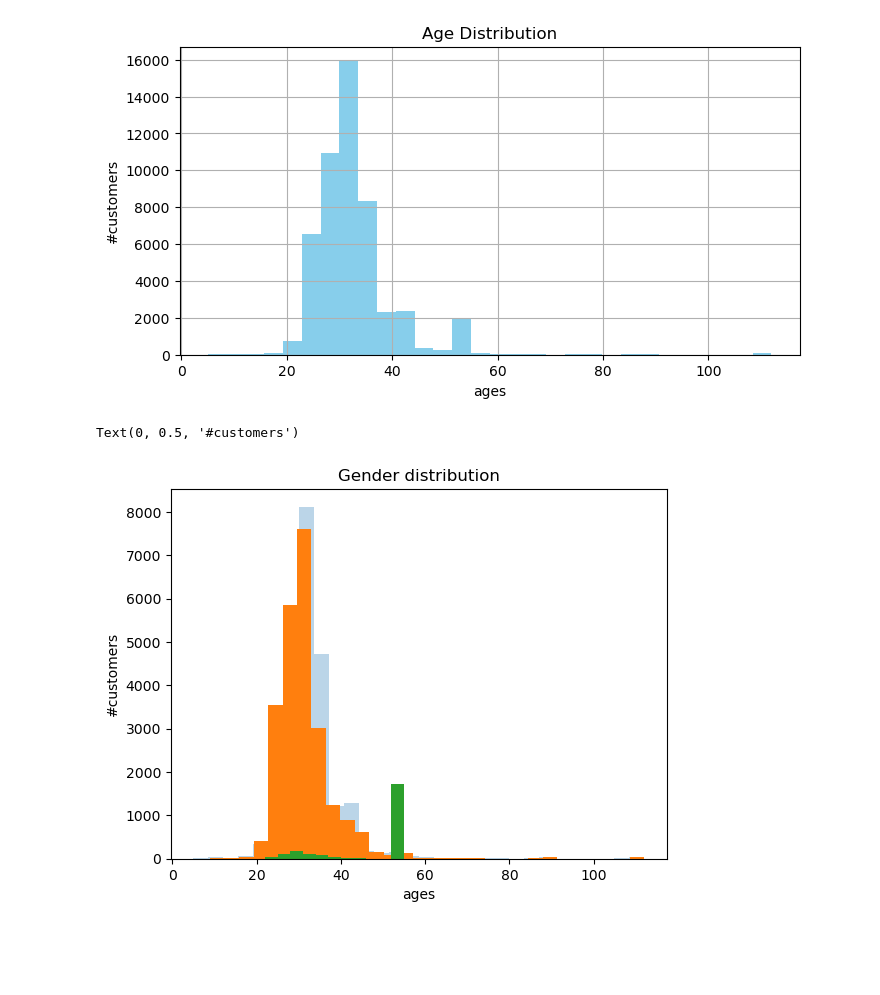
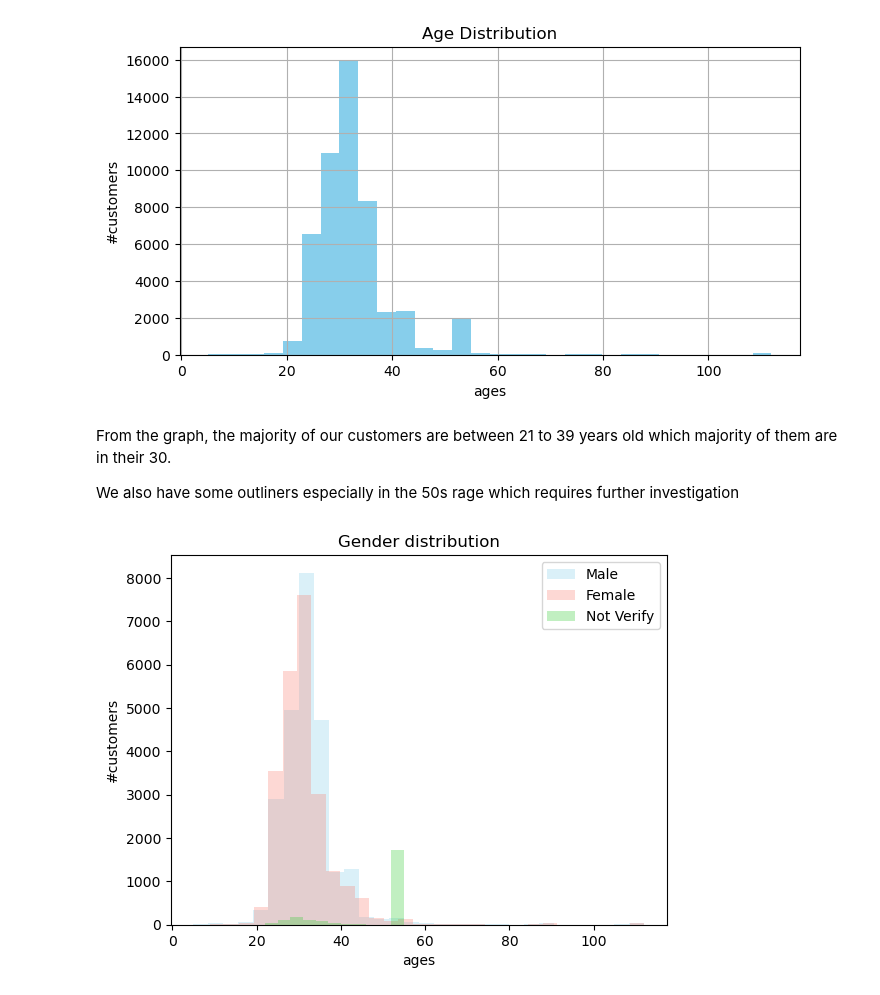
Before and after one commit to DucD0610/HOYTS-Cinema-Ticket-Sales-Analysis, a Jupyter notebook: Capstone project/captone project.ipynb, the cells around one changed output. Drawn from its saved outputs; the diff is of its cells as text; code cells hidden in the pictures; blank space fills up the shorter version.

```diff
--- a/Capstone project/captone project.ipynb
+++ b/Capstone project/captone project.ipynb
@@ -515,22 +507,27 @@ plt.ylabel('#customers')
 # %% [output]
 Text(0, 0.5, '#customers')
 [figure]
+# %% [markdown]
+From the graph, the majority of our customers are between 21 to 39 years old which majority of them are in their 30.
+
+We also have some outliners especially in the 50s rage which requires further investigation
 # %%
 #Customer Gender Distribution
 ##data
 male_age = df_cus[df_cus['usergender'] == 'Male']['age']
 female_age = df_cus['age'][df_cus['usergender'] == 'Female']
 unknown_age = df_cus['age'][df_cus['usergender'] == 'Not verify']
 
 ##plot
 plt.hist(male_age, bins=30, alpha = 0.3, color='skyblue', label='Male')
 plt.hist(female_age, bins=30, alpha = 0.3, color='salmon', label='Female')
 plt.hist(unknown_age, bins=30, alpha = 0.3, color='limegreen', label='Not Verify')
 
-##edit
+##label
 plt.title('Gender distribution')
 plt.xlabel('ages')
 plt.ylabel('#customers')
+plt.legend()
+plt.show()
 # %% [output]
-Text(0, 0.5, '#customers')
-[figure, old version]
+[figure, new version]
```
Also changed, not shown: parts of 10 cells of this notebook.
